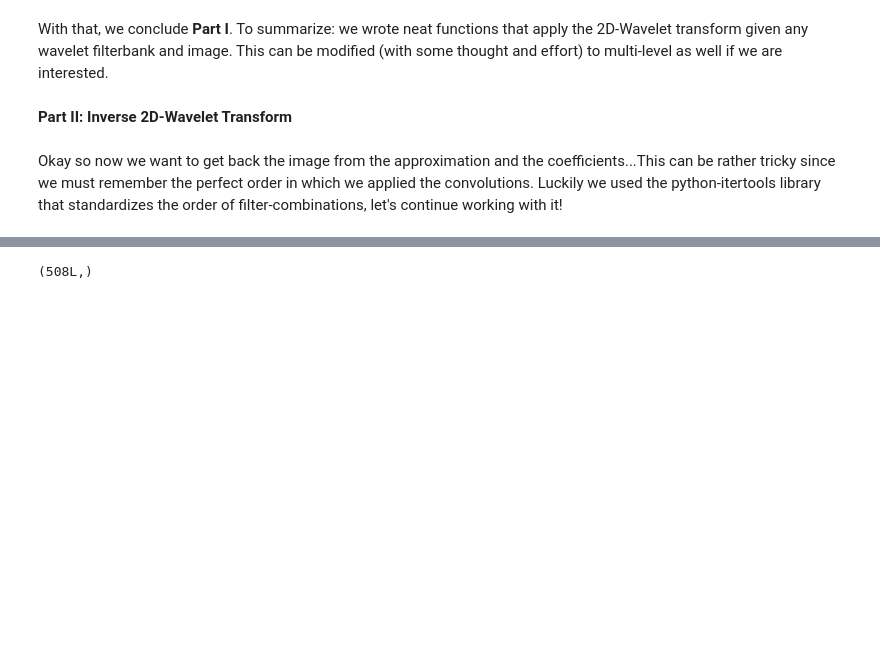
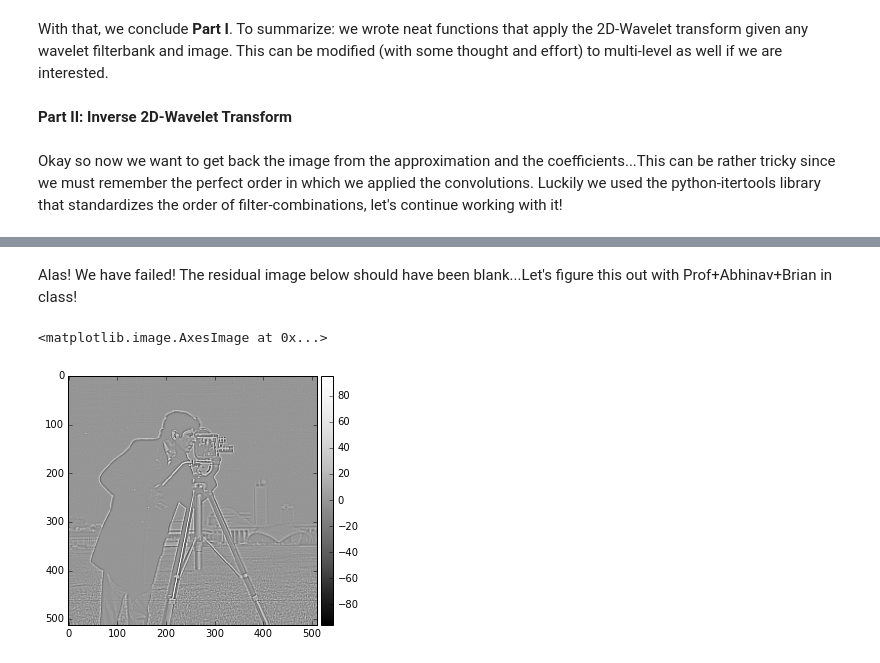
Before and after one commit to rohannaidu/applied_harmonic_analysis, a Jupyter notebook: 2d wavelet transform.ipynb, the cells around one changed output, grey strips where cells are left out. Drawn from its saved outputs; the diff is of its cells as text; code cells hidden in the pictures; blank space fills up the shorter version.

Commit message:
failure :(
could not recover image after reconstruction... :'(

```diff
--- a/2d wavelet transform.ipynb
+++ b/2d wavelet transform.ipynb
@@ -145,4 +132,0 @@ chi[1].shape
-# %%
-chi[0].shape
-# %% [output]
-(508L,)
@@ -150,0 +133,40 @@ def inverse_transform(approximation, corrections, filter_bank):
+# %%
+def inverse_twodwt_onelevel(transformed_image, filter_bank):
+    #"transformed_image" here is an array of images containing a) Approximation Image b) Error Images
+    inv_filter_bank = [x[::-1] for x in filter_bank] #flip all the filters in the filter-bank
+    res_arr = np.zeros(transformed_image[0].shape)  #this will hold the final result
+
+    dfi = len(filter_bank) #double-filter-index = dfi; double-filter=(h0,h0) etc.
+    #here we try to reverse the (h0, h0) type cases
+    #we try to invert in LIFO order. Last in, first out. That is, the last convolution we applied in the
+    #wavelet transform is the first one to be "undone".
+    for inv_fil, trans_img in zip(inv_filter_bank, transformed_image[0:dfi]):
+        inv_conv_1 = conv_with_mask(trans_img, inv_fil)
+        inv_conv_2 = conv_with_mask(np.array(inv_conv_1).T, inv_fil)
+        res_arr = res_arr + np.array(inv_conv_2).T
+
+    #next we undo the other (h0,h1) type cases in the same order that they were created in
+    inv_fil_combs = itertools.combinations(inv_filter_bank, 2)
+    trans_img_arr = transformed_image[dfi::]
+
+    for inv_fil_comb, trans_img_indx in zip(inv_fil_combs, np.arange(len(trans_img_arr)-1)):
+        trans_img = trans_img_arr[trans_img_indx]
+        inv_conv_1 = conv_with_mask(trans_img, inv_fil_comb[1])
+        inv_conv_2 = conv_with_mask(np.array(inv_conv_1).T, inv_fil_comb[0])
+        res_arr = res_arr + np.array(inv_conv_2).T
+
+        trans_img = trans_img_arr[trans_img_indx+1]
+        inv_conv_3 = conv_with_mask(trans_img, inv_fil_comb[0])
+        inv_conv_4 = conv_with_mask(np.array(inv_conv_3).T, inv_fil_comb[1])
+        res_arr = res_arr + np.array(inv_conv_4).T
+
+    return res_arr
+# %%
+reconstruction = inverse_twodwt_onelevel(twodwt_cubic_cameraman, cubic_masks)
+# %% [markdown]
+Alas! We have failed! The residual image below should have been blank...Let's figure this out with Prof+Abhinav+Brian in class!
+# %%
+io.imshow(im-reconstruction, cmap = 'Greys_r')
+# %% [output]
+<matplotlib.image.AxesImage at 0x...>
+[figure, added]
```
Also changed, not shown: parts of 5 cells of this notebook.
